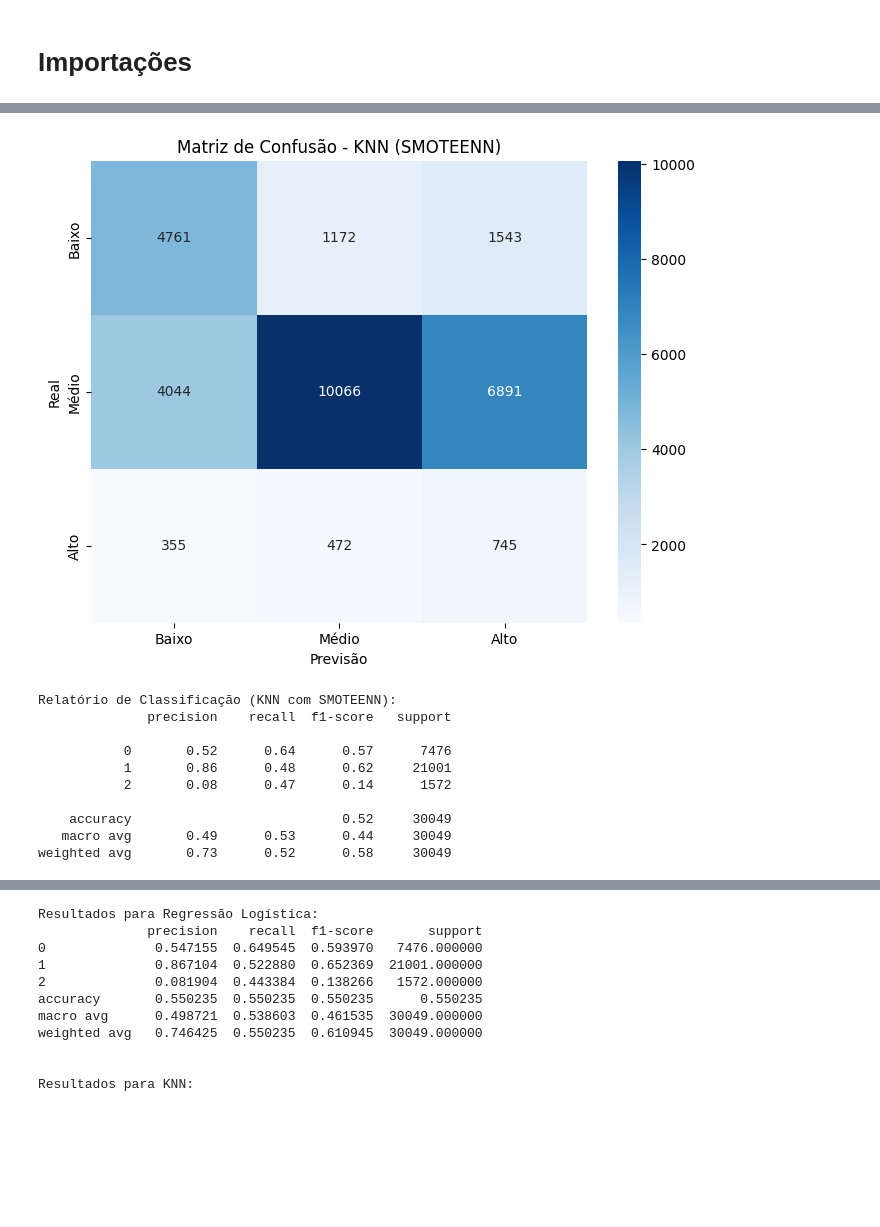
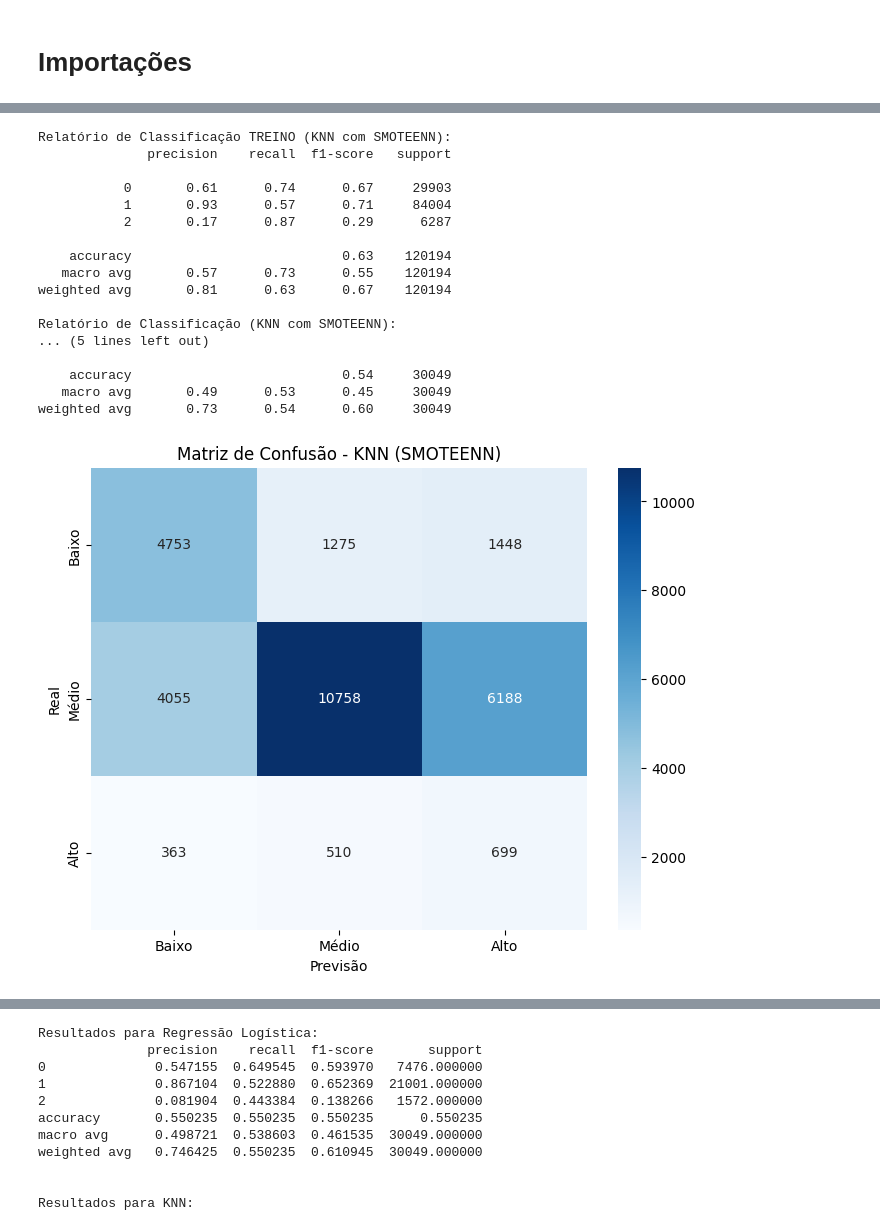
Before and after one commit to ste-coding/pisi3-grupo05, a Jupyter notebook: machine-learning/classification_balanced.ipynb, the cells around one changed output, grey strips where cells are left out. Cells and saved outputs as stored; diff of their text form; code cells hidden in the pictures; blank space fills up the shorter version.

```diff
--- a/machine-learning/classification_balanced.ipynb
+++ b/machine-learning/classification_balanced.ipynb
@@ -174,37 +211,49 @@ weighted avg       0.71      0.58      0.63     30049
 # %%
 # Pipeline com SMOTEENN e KNN
 pipeline_knn_smoteenn = ImbPipeline([
     ('preprocessor', preprocessor),
     ('smoteenn', SMOTEENN(random_state=42)),
-    ('classifier', KNeighborsClassifier())
+    ('classifier', KNeighborsClassifier(metric='manhattan', n_neighbors=3, weights='uniform'))
 ])
 
 pipeline_knn_smoteenn.fit(X_train, y_train)
 
+y_pred_knn_smoteenn_train = pipeline_knn_smoteenn.predict(X_train)
+
 y_pred_knn_smoteenn = pipeline_knn_smoteenn.predict(X_test)
+
+print("Relatório de Classificação TREINO (KNN com SMOTEENN):")
+print(classification_report(y_train, y_pred_knn_smoteenn_train))
+
+print("Relatório de Classificação (KNN com SMOTEENN):")
+print(classification_report(y_test, y_pred_knn_smoteenn))
 
 cm_knn_smoteenn = confusion_matrix(y_test, y_pred_knn_smoteenn)
 plt.figure(figsize=(8, 6))
 sns.heatmap(cm_knn_smoteenn, annot=True, fmt='d', cmap='Blues', xticklabels=['Baixo', 'Médio', 'Alto'], yticklabels=['Baixo', 'Médio', 'Alto'])
 plt.xlabel('Previsão')
 plt.ylabel('Real')
 plt.title('Matriz de Confusão - KNN (SMOTEENN)')
 plt.show()
-
-print("Relatório de Classificação (KNN com SMOTEENN):")
-print(classification_report(y_test, y_pred_knn_smoteenn))
 # %% [output]
+Relatório de Classificação TREINO (KNN com SMOTEENN):
+              precision    recall  f1-score   support
+
+           0       0.61      0.74      0.67     29903
+           1       0.93      0.57      0.71     84004
+           2       0.17      0.87      0.29      6287
+
+    accuracy                           0.63    120194
+   macro avg       0.57      0.73      0.55    120194
+weighted avg       0.81      0.63      0.67    120194
+
+Relatório de Classificação (KNN com SMOTEENN):
+... (5 lines left out)
+
+    accuracy                           0.54     30049
+   macro avg       0.49      0.53      0.45     30049
+weighted avg       0.73      0.54      0.60     30049
-[figure, old version]
+[figure, new version]
-Relatório de Classificação (KNN com SMOTEENN):
-              precision    recall  f1-score   support
-
-           0       0.52      0.64      0.57      7476
-           1       0.86      0.48      0.62     21001
-           2       0.08      0.47      0.14      1572
-
-    accuracy                           0.52     30049
-   macro avg       0.49      0.53      0.44     30049
-weighted avg       0.73      0.52      0.58     30049
 # %%
 # Pipeline com SMOTE e Random Forest
 pipeline_rf = ImbPipeline([
```
Also changed, not shown: parts of 7 cells of this notebook, 3 other files.
